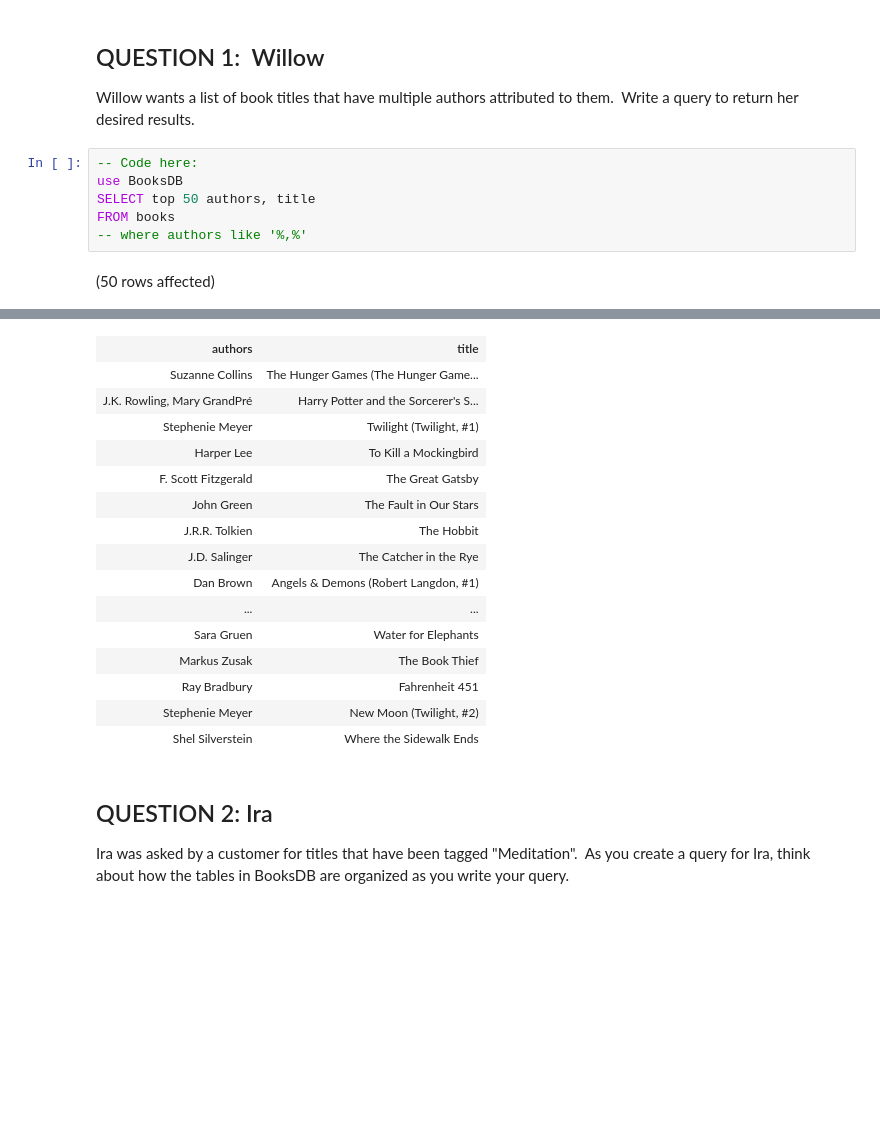
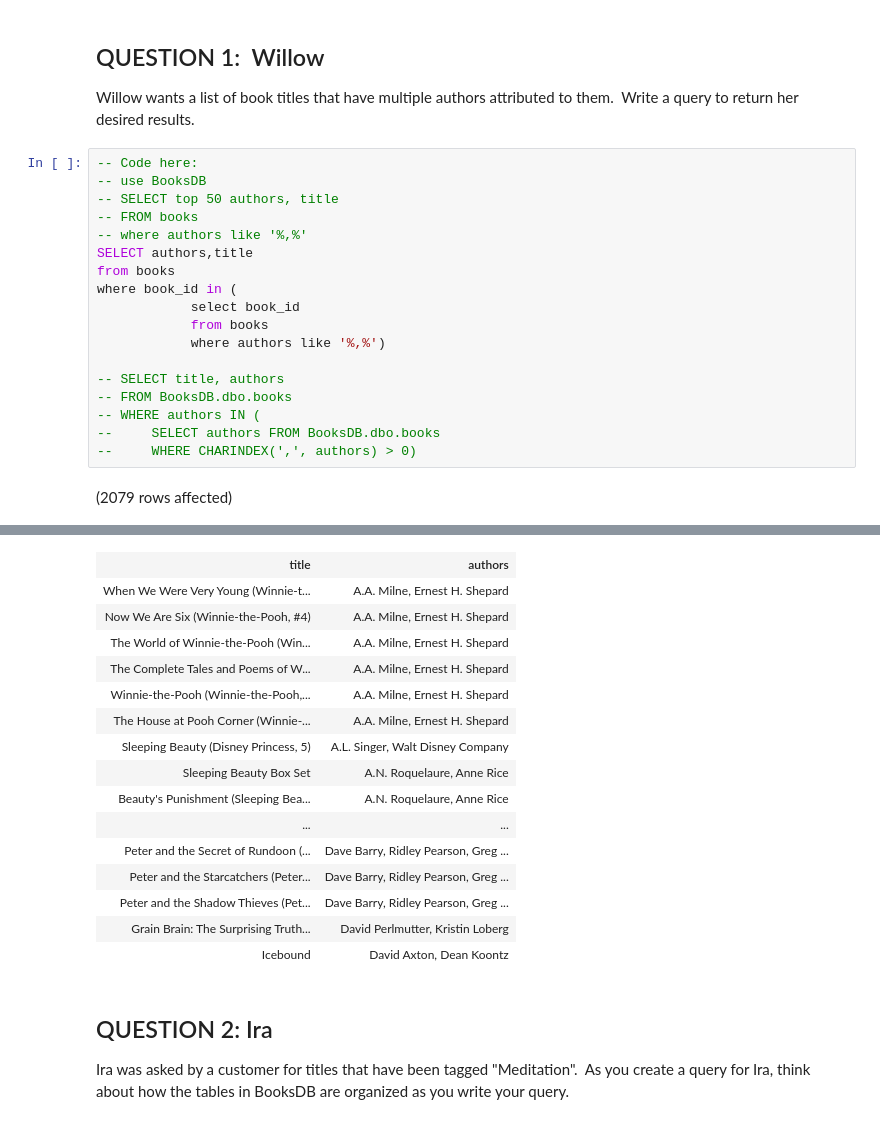
Before and after one commit to AishuSenthil/SQL-Part-4-Studio, a Jupyter notebook: Notebook-0.ipynb, the cells around one changed output, grey strips where cells are left out. Saved outputs shown, nothing was run; the diff lists cells and outputs as text; blank space fills up the shorter version.

```diff
--- a/Notebook-0.ipynb
+++ b/Notebook-0.ipynb
@@ -10,9 +10,21 @@ You are back at the bookstore helping employees with their inventory of books.
 Willow wants a list of book titles that have multiple authors attributed to them.  Write a query to return her desired results.
 # %%
 -- Code here:
-use BooksDB
-SELECT top 50 authors, title
-FROM books
+-- use BooksDB
+-- SELECT top 50 authors, title
+-- FROM books
 -- where authors like '%,%'
+SELECT authors,title
+from books
+where book_id in (
+            select book_id
+            from books
+            where authors like '%,%')
+
+-- SELECT title, authors
+-- FROM BooksDB.dbo.books
+-- WHERE authors IN (
+--     SELECT authors FROM BooksDB.dbo.books
+--     WHERE CHARINDEX(',', authors) > 0)
 # %% [output]
-(50 rows affected)
+(2079 rows affected)
@@ -20,19 +32,19 @@ Total execution time: 00:00:00.078
-| authors | title |
-| Suzanne Collins | The Hunger Games (The Hunger Game... |
-| J.K. Rowling, Mary GrandPré | Harry Potter and the Sorcerer's S... |
-| Stephenie Meyer | Twilight (Twilight, #1) |
-| Harper Lee | To Kill a Mockingbird |
-| F. Scott Fitzgerald | The Great Gatsby |
-| John Green | The Fault in Our Stars |
-| J.R.R. Tolkien | The Hobbit |
-| J.D. Salinger | The Catcher in the Rye |
-| Dan Brown | Angels & Demons (Robert Langdon, #1) |
+| title | authors |
+| When We Were Very Young (Winnie-t... | A.A. Milne, Ernest H. Shepard |
+| Now We Are Six (Winnie-the-Pooh, #4) | A.A. Milne, Ernest H. Shepard |
+| The World of Winnie-the-Pooh (Win... | A.A. Milne, Ernest H. Shepard |
+| The Complete Tales and Poems of W... | A.A. Milne, Ernest H. Shepard |
+| Winnie-the-Pooh (Winnie-the-Pooh,... | A.A. Milne, Ernest H. Shepard |
+| The House at Pooh Corner (Winnie-... | A.A. Milne, Ernest H. Shepard |
+| Sleeping Beauty (Disney Princess, 5) | A.L. Singer, Walt Disney Company |
+| Sleeping Beauty Box Set | A.N. Roquelaure, Anne Rice |
+| Beauty's Punishment (Sleeping Bea... | A.N. Roquelaure, Anne Rice |
 | ... | ... |
-| Sara Gruen | Water for Elephants |
-| Markus Zusak | The Book Thief |
-| Ray Bradbury | Fahrenheit 451 |
-| Stephenie Meyer | New Moon (Twilight, #2) |
-| Shel Silverstein | Where the Sidewalk Ends |
+| Peter and the Secret of Rundoon (... | Dave Barry, Ridley Pearson, Greg ... |
+| Peter and the Starcatchers (Peter... | Dave Barry, Ridley Pearson, Greg ... |
+| Peter and the Shadow Thieves (Pet... | Dave Barry, Ridley Pearson, Greg ... |
+| Grain Brain: The Surprising Truth... | David Perlmutter, Kristin Loberg |
+| Icebound | David Axton, Dean Koontz |
 # %% [markdown]
 ## QUESTION 2: Ira
 
```
Also changed, not shown: parts of 5 cells of this notebook.
